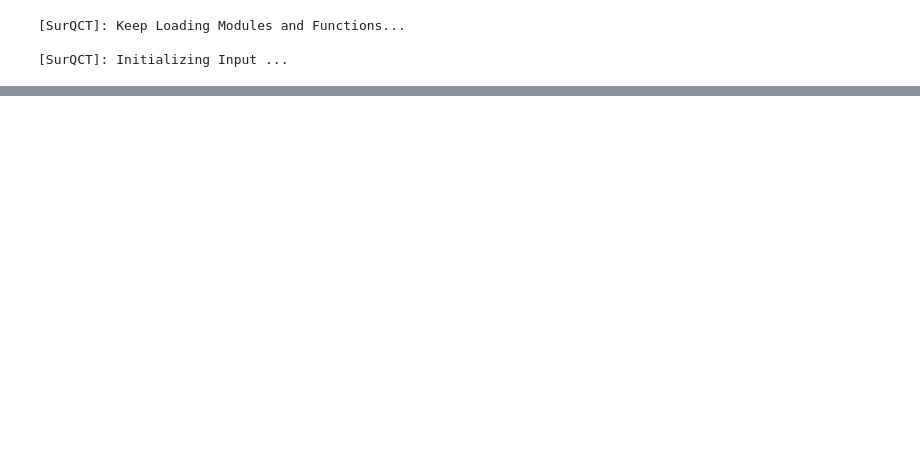
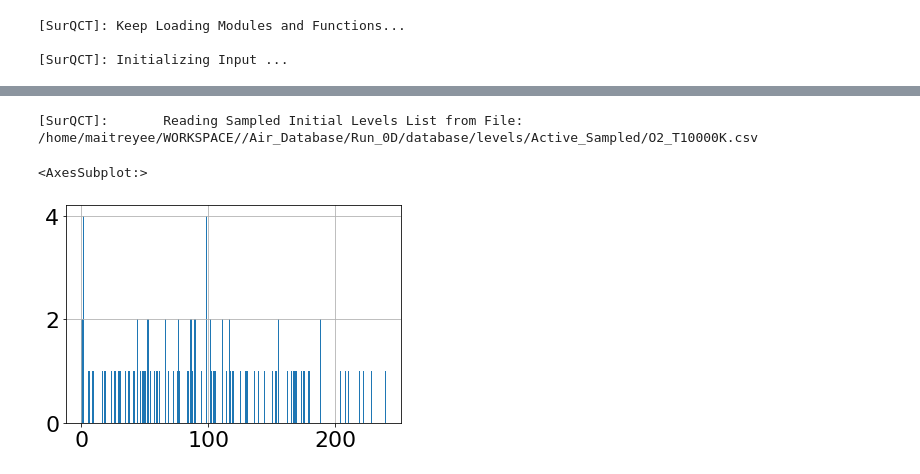
Before and after one commit to simoneventuri/SurQCT, a Jupyter notebook: scripts/postprocessing/Plot_KDiss.ipynb, the cells around one changed output, grey strips where cells are left out. Saved outputs shown, nothing was run; the diff lists cells and outputs as text; code cells hidden in the pictures; blank space fills up the shorter version.

```diff
--- a/scripts/postprocessing/Plot_KDiss.ipynb
+++ b/scripts/postprocessing/Plot_KDiss.ipynb
@@ -217,3 +239,16 @@ Text(0, 0.5, '$K_{Diss}$ [$cm^3/s$]')
+# %%
+PathToSampledLevels = InputData.PathToSampledLevels + str(int(TTran)) + 'K.csv'
+print('[SurQCT]:       Reading Sampled Initial Levels List from File: ' + PathToSampledLevels)
+
+Mask                = pd.read_csv(PathToSampledLevels, header=0)
+Mask                = np.squeeze(Mask.to_numpy())
+# %% [output]
+[SurQCT]:       Reading Sampled Initial Levels List from File: /home/maitreyee/WORKSPACE//Air_Database/Run_0D/database/levels/Active_Sampled/O2_T10000K.csv
+# %%
+DiatData[0]['jqn'][list(Mask-1)].hist(bins=240)
+# %% [output]
+<AxesSubplot:>
+[figure, added]
 # %%
 KDiss = read_kdissdata(InputData, InputData.PathToHAHDF5File, TTran, TTran, 3)
 
```
Also changed, not shown: parts of 17 cells of this notebook, 8 other files.
